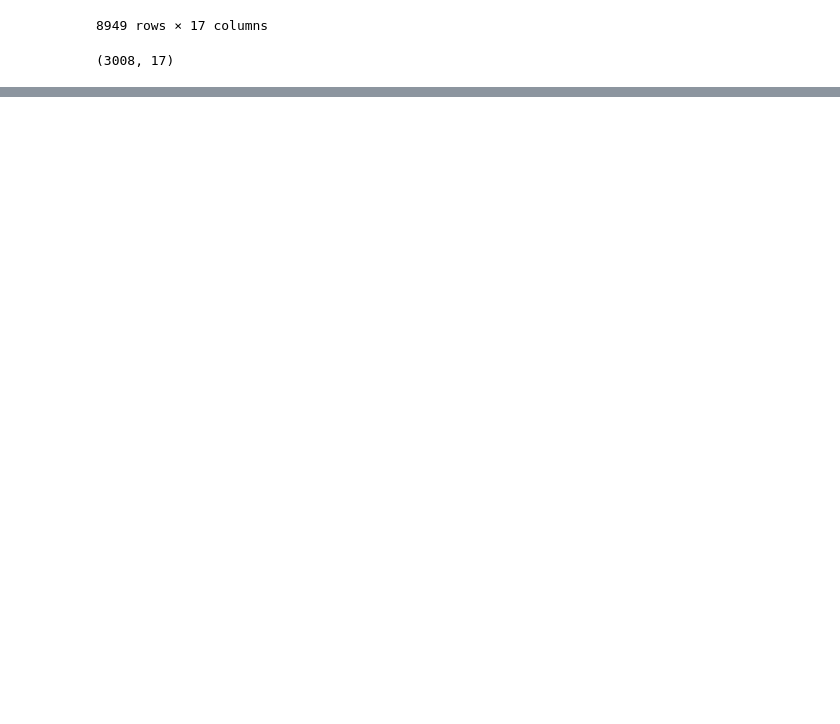
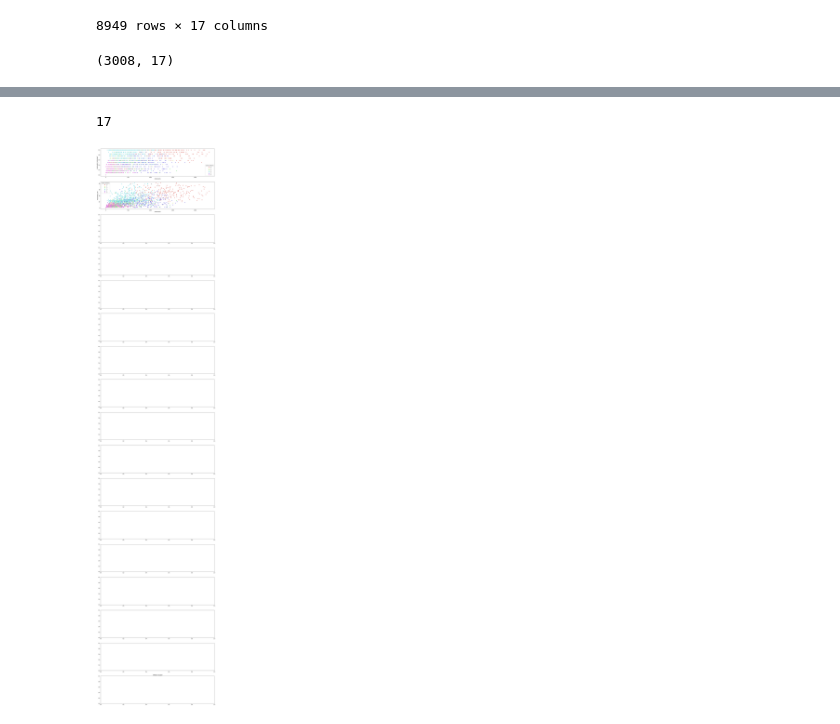
Before and after one commit to alba054/credit-card-clustering, a Jupyter notebook: Credit_Card_Clustering.ipynb, the cells around one changed output, grey strips where cells are left out. Drawn from its saved outputs; the diff is of its cells as text; code cells hidden in the pictures; blank space fills up the shorter version.

```diff
--- a/Credit_Card_Clustering.ipynb
+++ b/Credit_Card_Clustering.ipynb
@@ -185,0 +223,10 @@ df_cc_norm.head()
+# %%
+df_cluster = df_cc_out.copy()
+# %%
+model_kmeans = KMeans(n_clusters=6)
+
+model_kmeans.fit(df_cc_norm)
+
+df_cluster['cluster_kmeans'] = model_kmeans.labels_
+
+df_cluster.head()
@@ -185,0 +240,25 @@ df_cc_norm.head()
+# %%
+cols = df_cluster.columns[:-1]
+print(len(cols))
+# %% [output]
+17
+# %%
+# plt.figure(figsize=(8,4))
+fig, ax = plt.subplots(17, 1, figsize=(20, 100))
+
+# for i in range()
+sns.scatterplot(ax=ax[0], x=df_cluster['PURCHASES'],
+                y=df_cluster['PURCHASES_FREQUENCY'],
+                hue=df_cluster['cluster_kmeans'],
+                palette=sns.color_palette('hls',6))
+
+sns.scatterplot(ax=ax[1], x=df_cluster['PURCHASES'],
+                y=df_cluster['PURCHASES_TRX'],
+                hue=df_cluster['cluster_kmeans'],
+                palette=sns.color_palette('hls',6))
+
+plt.title(' KMeans cluster')
+
+plt.show()
+# %% [output]
+[figure, added]
```
Also changed, not shown: parts of 4 cells of this notebook.
